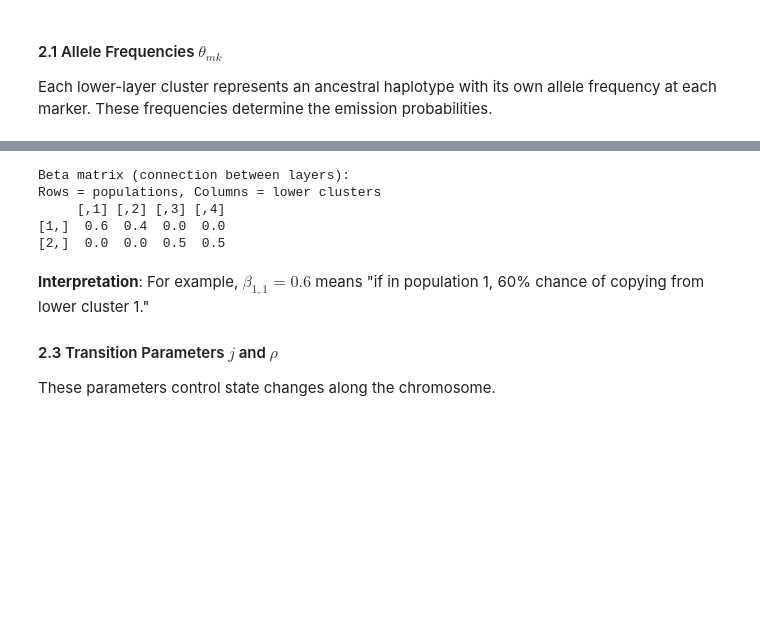
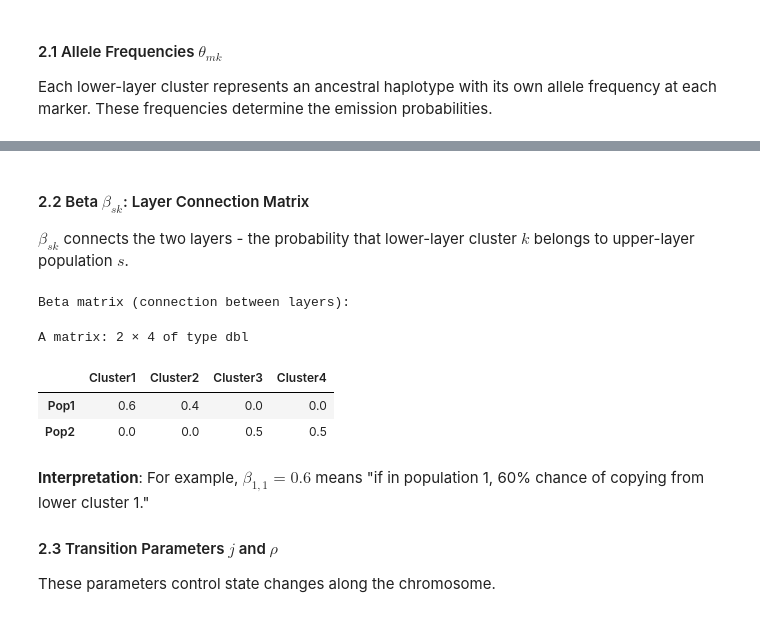
Before and after one commit to RuiDongDR/statgen-primer, a Jupyter notebook: hidden_Markov_model.ipynb, the cells around one changed output, grey strips where cells are left out. Cells and saved outputs as stored; diff of their text form; code cells hidden in the pictures; blank space fills up the shorter version.

```diff
--- a/hidden_Markov_model.ipynb
+++ b/hidden_Markov_model.ipynb
@@ -529,18 +545,23 @@ $\beta_{sk}$ connects the two layers - the probability that lower-layer cluster
+# %% [markdown]
+#### 2.2 Beta $\beta_{sk}$: Layer Connection Matrix
+
+$\beta_{sk}$ connects the two layers - the probability that lower-layer cluster $k$ belongs to upper-layer population $s$.
 # %%
 # Beta: probability that lower cluster k belongs to upper cluster s
 beta <- matrix(0, nrow = S, ncol = K)
 beta[1, 1:2] <- c(0.6, 0.4)  # Pop 1 uses clusters 1 and 2
 beta[2, 3:4] <- c(0.5, 0.5)  # Pop 2 uses clusters 3 and 4
+rownames(beta) <- paste0("Pop", 1:S)
+colnames(beta) <- paste0("Cluster", 1:K)
 
 cat("Beta matrix (connection between layers):\n")
-cat("Rows = populations, Columns = lower clusters\n")
-print(beta)
+beta
 # %% [output]
 Beta matrix (connection between layers):
-Rows = populations, Columns = lower clusters
-     [,1] [,2] [,3] [,4]
-[1,]  0.6  0.4  0.0  0.0
-[2,]  0.0  0.0  0.5  0.5
+A matrix: 2 × 4 of type dbl
+|  | Cluster1 | Cluster2 | Cluster3 | Cluster4 |
+| Pop1 | 0.6 | 0.4 | 0.0 | 0.0 |
+| Pop2 | 0.0 | 0.0 | 0.5 | 0.5 |
 # %% [markdown]
 **Interpretation**: For example, $\beta_{1,1} = 0.6$ means "if in population 1, 60% chance of copying from lower cluster 1."
 
```
Also changed, not shown: parts of 26 cells of this notebook, 1 other file.
